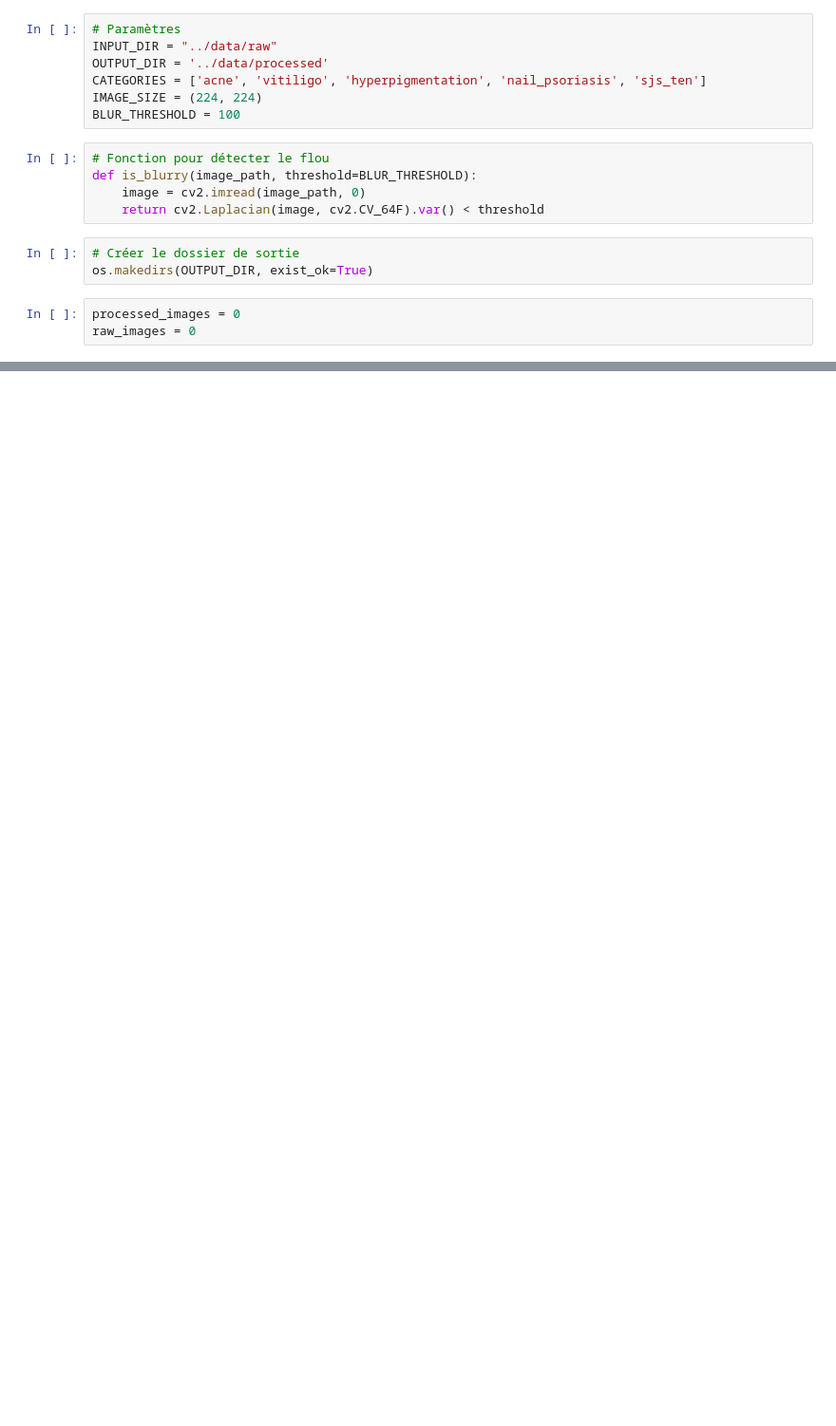
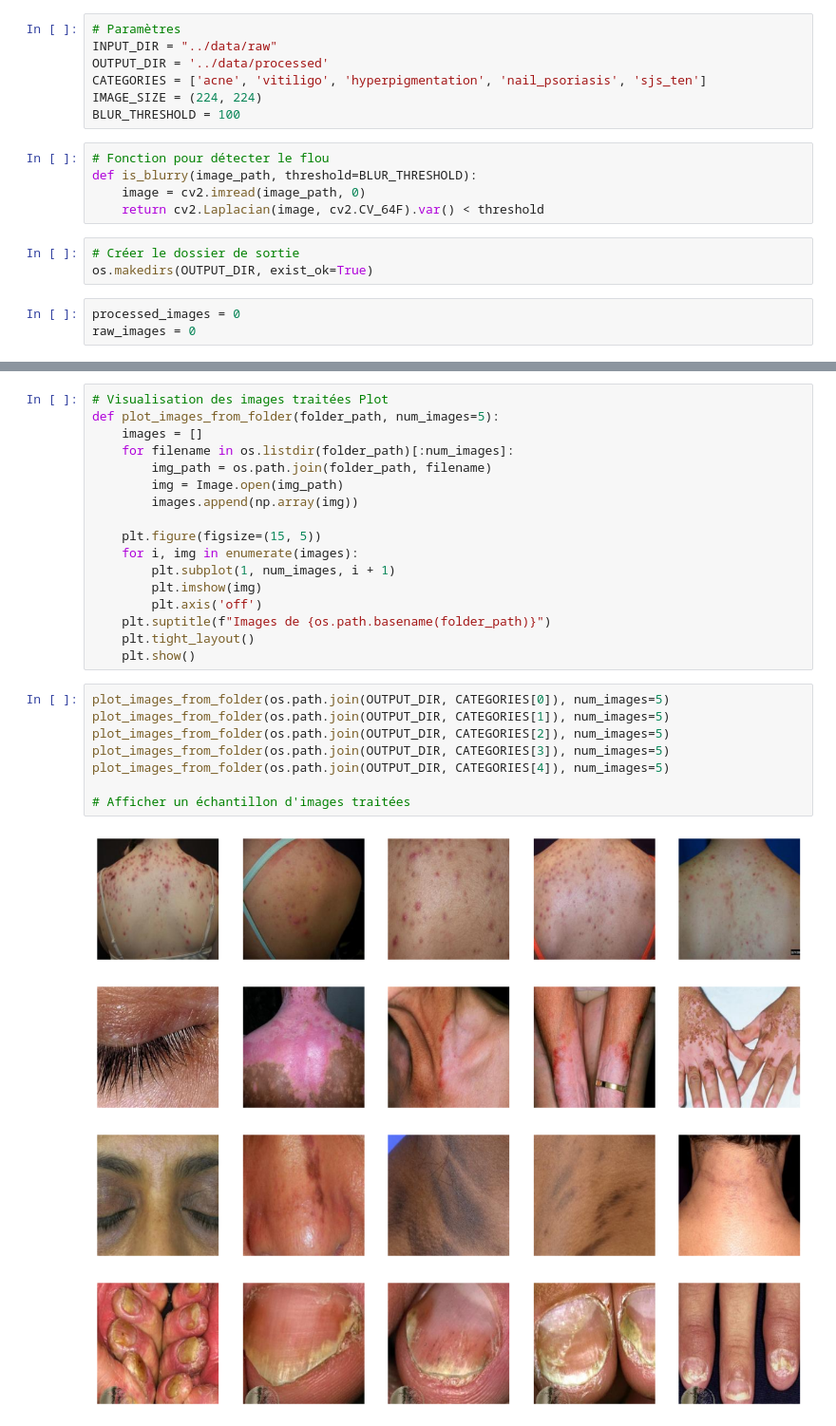
Before and after one commit to DestinBir/CNN_Skin, a Jupyter notebook: notebook/data_preprocessing.ipynb, the cells around one changed output, grey strips where cells are left out. Shown at 95% size. Cells and saved outputs as stored; diff of their text form; blank space fills up the shorter version.

```diff
--- a/notebook/data_preprocessing.ipynb
+++ b/notebook/data_preprocessing.ipynb
@@ -62,0 +84,30 @@ Traitement de hue-200vitiligo-41__ProtectWyJQcm90ZWN0Il0_FocusFillWzI5NCwyMjIsIn
+# %%
+# Visualisation des images traitées Plot
+def plot_images_from_folder(folder_path, num_images=5):
+    images = []
+    for filename in os.listdir(folder_path)[:num_images]:
+        img_path = os.path.join(folder_path, filename)
+        img = Image.open(img_path)
+        images.append(np.array(img))
+
+    plt.figure(figsize=(15, 5))
+    for i, img in enumerate(images):
+        plt.subplot(1, num_images, i + 1)
+        plt.imshow(img)
+        plt.axis('off')
+    plt.suptitle(f"Images de {os.path.basename(folder_path)}")
+    plt.tight_layout()
+    plt.show()
+# %%
+plot_images_from_folder(os.path.join(OUTPUT_DIR, CATEGORIES[0]), num_images=5)
+plot_images_from_folder(os.path.join(OUTPUT_DIR, CATEGORIES[1]), num_images=5)
+plot_images_from_folder(os.path.join(OUTPUT_DIR, CATEGORIES[2]), num_images=5)
+plot_images_from_folder(os.path.join(OUTPUT_DIR, CATEGORIES[3]), num_images=5)
+plot_images_from_folder(os.path.join(OUTPUT_DIR, CATEGORIES[4]), num_images=5)
+
+# Afficher un échantillon d'images traitées
+# %% [output]
+[figure, added]
+[figure, added]
+[figure, added]
+[figure, added]
```
Also changed, not shown: parts of 4 cells of this notebook.
